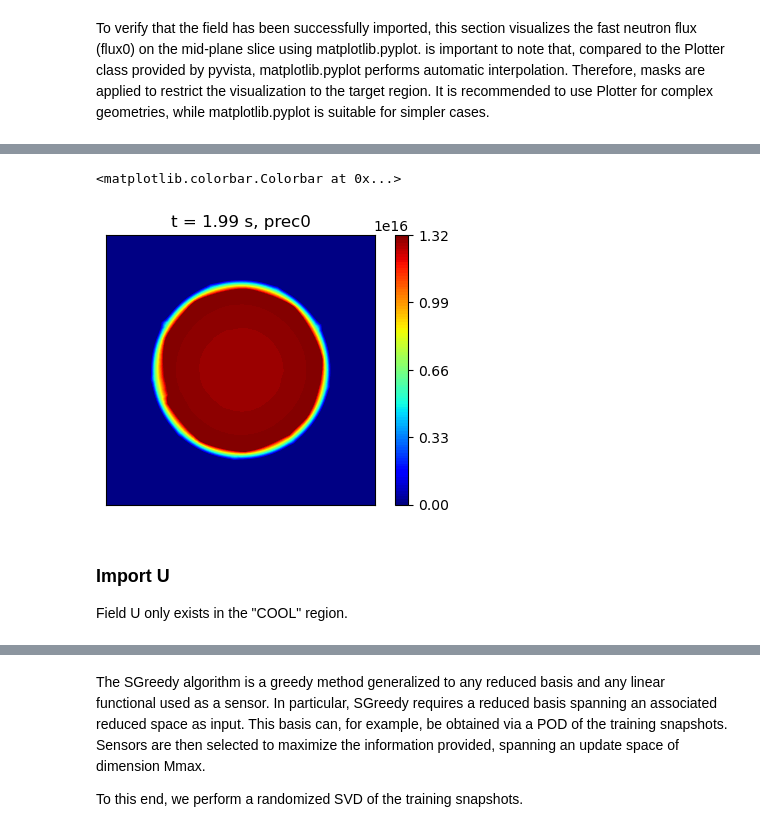
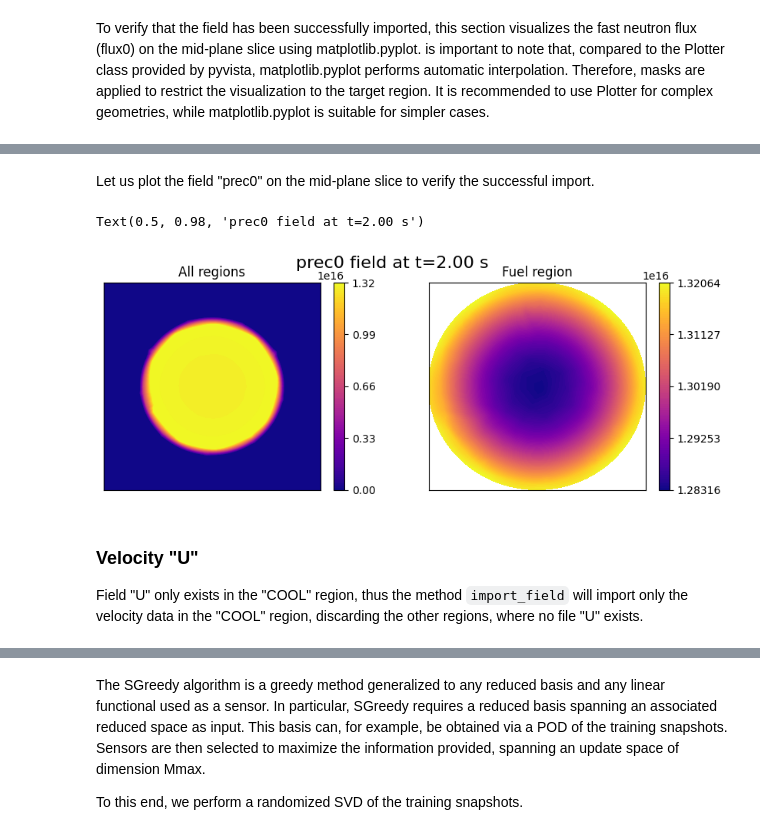
Before and after one commit to ERMETE-Lab/ROSE-pyforce, a Jupyter notebook: docs/Tutorials/Advanced/09_multi-region.ipynb, the cells around one changed output, grey strips where cells are left out. Saved outputs shown, nothing was run; the diff lists cells and outputs as text; code cells hidden in the pictures.

```diff
--- a/docs/Tutorials/Advanced/09_multi-region.ipynb
+++ b/docs/Tutorials/Advanced/09_multi-region.ipynb
@@ -22,11 +19,9 @@ First, let's import the ReadFromOFMultiRegion class from the pyforce module and
 # %%
-import warnings
-warnings.filterwarnings("default")
-
 from pyforce.tools.write_read import ReadFromOFMultiRegion
 
 # Class instantiation
-of = ReadFromOFMultiRegion('/mnt/d/WorkingDirectory_PhD/Data/Document/paper/Journal/solver/data/pwr_pin/github_tutorial/new_trans',decomposed_case=True,skip_zero_time=True)
+path_case = '../Datasets/FuelPin-MultiRegion/'
+of = ReadFromOFMultiRegion(path_case, decomposed_case=True, skip_zero_time=True)
 # %% [output]
 Case Type decomposed
 # %% [markdown]
@@ -171,6 +169,8 @@ Field prec0 only exists in the "FUEL" region, whereas it is a uniform value of 0
 # %%
-prec0_snap, times = of.import_field('prec0', import_mode='foamlib')
+Valid_prec0_region = of._get_valid_regions_for_field('prec0')
+print("The valid region for prec0: ", Valid_prec0_region)
 
-Valid_prec0_region = of._get_valid_regions_for_field('prec0')
-print("\nThe valid region for prec0: ", Valid_prec0_region)
+prec0_snap, _ = of.import_field('prec0', import_mode='foamlib')
+
+prec0_fuel_snap = of.import_field('prec0', regions_to_import='FUEL', import_mode='foamlib')[0]
 # %% [output]
@@ -180,25 +180,36 @@ The valid region for prec0:  ['CLAD', 'COOL', 'FUEL']
+# %% [markdown]
+Let us plot the field "prec0" on the mid-plane slice to verify the successful import.
 # %%
 # visualize
 nrows = 1
-ncols = 1
+ncols = 2
 
-fig, axs = plt.subplots(nrows=1, ncols=ncols, figsize=(5 * ncols, 3.5 * nrows))
+fig, axs = plt.subplots(nrows=nrows, ncols=ncols, figsize=(5 * ncols, 3.5 * nrows))
 
 # get slice data
 allRegion_sliced_points_prec0, allRegion_sliced_data_prec0, allRegion_slice_min_prec0, allRegion_slice_max_prec0 = get_slice_data(grid, prec0_snap[tt])
 
-c = axs.tricontourf(allRegion_sliced_points_prec0[:, 0], allRegion_sliced_points_prec0[:, 1], allRegion_sliced_data_prec0, levels=np.linspace(allRegion_slice_min_prec0, allRegion_slice_max_prec0, 100), cmap='jet')
+fuel_sliced_points, fuel_sliced_data, fuel_slice_min, fuel_slice_max = get_slice_data(fuel_grid, prec0_fuel_snap[tt])
 
-axs.set_title(f't = {t} s, prec0')
-axs.set_xticks([])
-axs.set_yticks([])
-axs.set_aspect('equal', 'box')
-fig.colorbar(c, ax=axs, ticks = np.linspace(allRegion_slice_min_prec0, allRegion_slice_max_prec0, 5))
+c1 = axs[0].tricontourf(allRegion_sliced_points_prec0[:, 0], allRegion_sliced_points_prec0[:, 1], allRegion_sliced_data_prec0, levels=np.linspace(allRegion_slice_min_prec0, allRegion_slice_max_prec0, 100), cmap='plasma')
+fig.colorbar(c1, ax=axs[0], ticks = np.linspace(allRegion_slice_min_prec0, allRegion_slice_max_prec0, 5))
+
+c2 = axs[1].tricontourf(fuel_sliced_points[:, 0], fuel_sliced_points[:, 1], fuel_sliced_data, levels=np.linspace(fuel_slice_min, fuel_slice_max, 100), cmap='plasma')
+fig.colorbar(c2, ax=axs[1], ticks = np.linspace(fuel_slice_min, fuel_slice_max, 5))
+
+for ax in axs:
+    ax.set_xticks([])
+    ax.set_yticks([])
+
+axs[0].set_title('All regions')
+axs[1].set_title('Fuel region')
+
+fig.suptitle(f'prec0 field at t={t:.2f} s', fontsize=16)
 # %% [output]
-<matplotlib.colorbar.Colorbar at 0x...>
+Text(0.5, 0.98, 'prec0 field at t=2.00 s')
-[figure, old version]
+[figure, new version]
 # %% [markdown]
-### Import U
+### Velocity "U"
 
-Field U only exists in the "COOL" region.
+Field "U" only exists in the "COOL" region, thus the method `import_field` will import only the velocity data in the "COOL" region, discarding the other regions, where no file "U" exists.
 # %%
```
Also changed, not shown: parts of 49 cells of this notebook.
